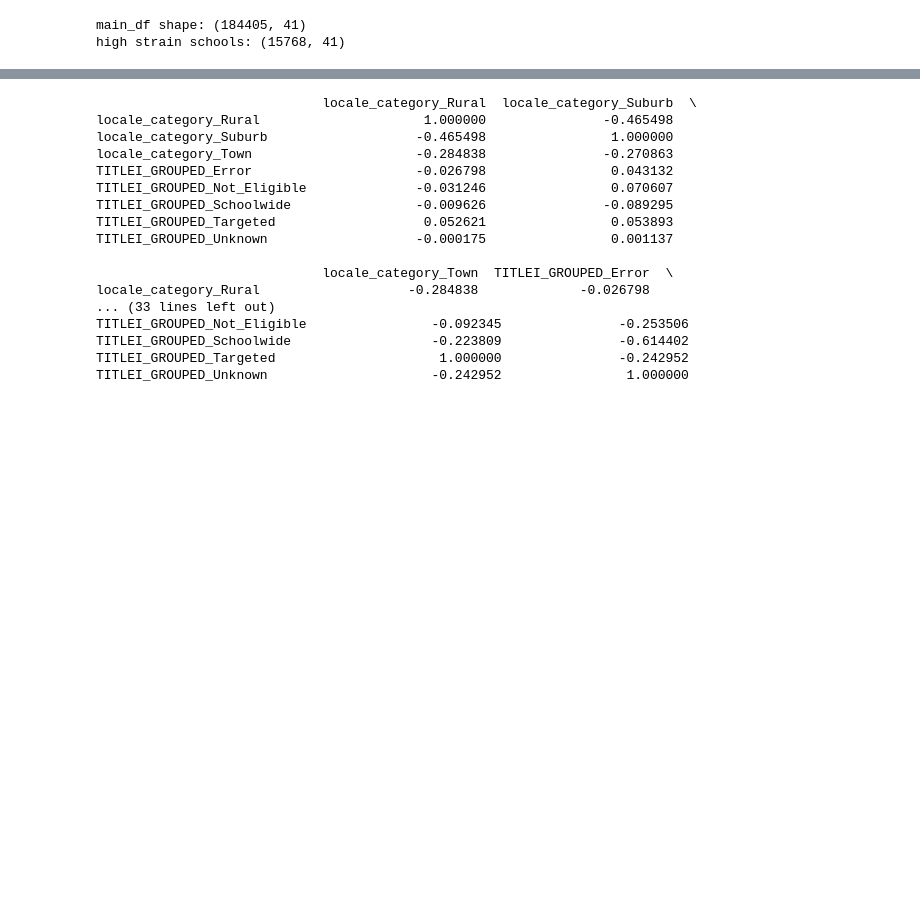
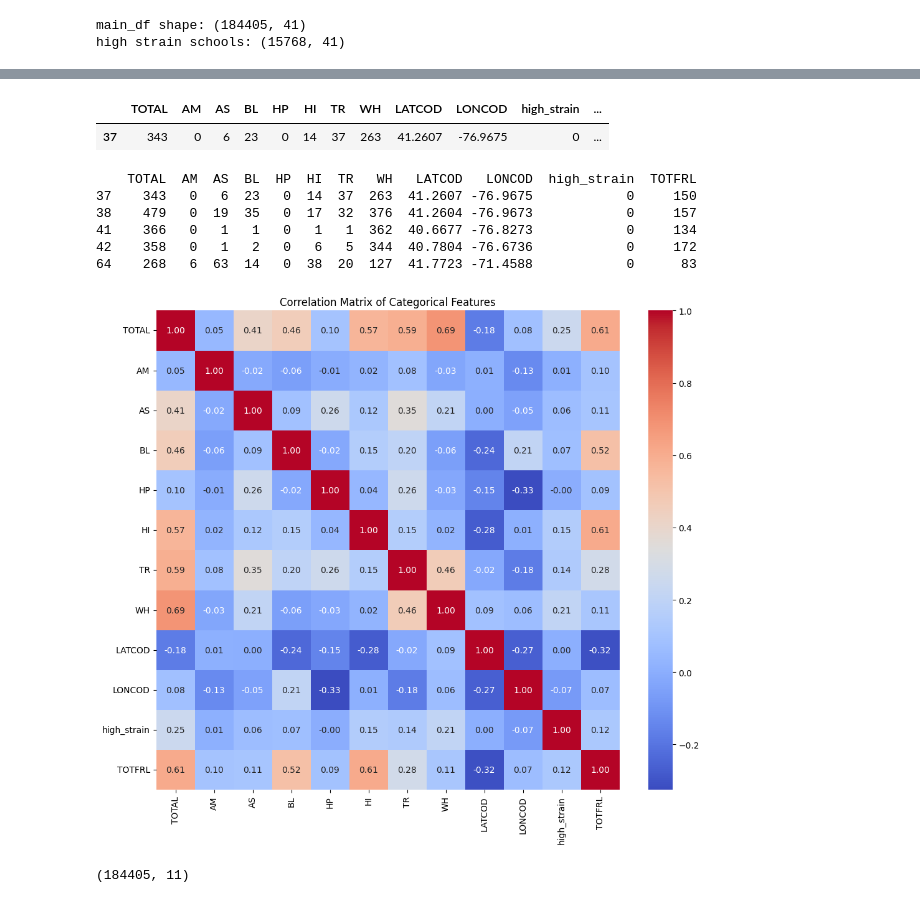
Before and after one commit to caparcom/4Geeks_Capstone, a Jupyter notebook: src/caleb.ipynb, the cells around one changed output, grey strips where cells are left out. Saved outputs shown, nothing was run; the diff lists cells and outputs as text; code cells hidden in the pictures; blank space fills up the shorter version.

```diff
--- a/src/caleb.ipynb
+++ b/src/caleb.ipynb
@@ -396,27 +397,27 @@ refined_df = main_df[keep_cols]
 subset_cols = ['high_strain', 'LEAID', 'TOTAL', 'locale_category', 'TITLEI_GROUPED']
 subset_df = main_df[subset_cols]
+# %%
+subset_cols = ['TOTAL', 'AM', 'AS', 'BL', 'HP', 'HI', 'TR'
+               , 'WH', 'LATCOD', 'LONCOD','high_strain', 'TOTFRL']
+subset_df = main_df[subset_cols]
+# %%
+subset_df.head(1)
+# %% [output]
+|  | TOTAL | AM | AS | BL | HP | HI | TR | WH | LATCOD | LONCOD | high_strain | ... |
+| 37 | 343 | 0 | 6 | 23 | 0 | 14 | 37 | 263 | 41.2607 | -76.9675 | 0 | ... |
 # %%
 cat_cols = subset_df.select_dtypes(include=['category', 'object']).columns
 
-df_encoded = pd.get_dummies(subset_df[cat_cols], drop_first=True)
+# Keep numeric columns
+num_cols = subset_df.select_dtypes(include=['number']).columns
 
-correlation_matrix = df_encoded.corr()
-print(correlation_matrix)
+df_encoded_full = pd.get_dummies(subset_df, columns=cat_cols)
+
+print(df_encoded_full.head())
 # %% [output]
-                             locale_category_Rural  locale_category_Suburb  \
-locale_category_Rural                     1.000000               -0.465498
-locale_category_Suburb                   -0.465498                1.000000
-locale_category_Town                     -0.284838               -0.270863
-TITLEI_GROUPED_Error                     -0.026798                0.043132
-TITLEI_GROUPED_Not_Eligible              -0.031246                0.070607
-TITLEI_GROUPED_Schoolwide                -0.009626               -0.089295
-TITLEI_GROUPED_Targeted                   0.052621                0.053893
-TITLEI_GROUPED_Unknown                   -0.000175                0.001137
-
-                             locale_category_Town  TITLEI_GROUPED_Error  \
-locale_category_Rural                   -0.284838             -0.026798
-... (33 lines left out)
-TITLEI_GROUPED_Not_Eligible                -0.092345               -0.253506
-TITLEI_GROUPED_Schoolwide                  -0.223809               -0.614402
-TITLEI_GROUPED_Targeted                     1.000000               -0.242952
-TITLEI_GROUPED_Unknown                     -0.242952                1.000000
+    TOTAL  AM  AS  BL  HP  HI  TR   WH   LATCOD   LONCOD  high_strain  TOTFRL
+37    343   0   6  23   0  14  37  263  41.2607 -76.9675            0     150
+38    479   0  19  35   0  17  32  376  41.2604 -76.9673            0     157
+41    366   0   1   1   0   1   1  362  40.6677 -76.8273            0     134
+42    358   0   1   2   0   6   5  344  40.7804 -76.6736            0     172
+64    268   6  63  14   0  38  20  127  41.7723 -71.4588            0      83
@@ -429,0 +424,17 @@ main_df.loc[main_df['REDLCH'].isin(values), 'REDLCH'] = 0
+# %%
+correlation_matrix = df_encoded_full.corr()
+# %%
+plt.figure(figsize=(12, 10))
+sns.heatmap(correlation_matrix,
+            annot=True,        # show the correlation numbers
+            fmt=".2f",         # 2 decimal places
+            cmap="coolwarm",   # color scheme
+            cbar=True)
+plt.title("Correlation Matrix of Categorical Features")
+plt.show()
+# %% [output]
+[figure, added]
+# %%
+df_encoded_full.shape
+# %% [output]
+(184405, 11)
```
Also changed, not shown: parts of 54 cells of this notebook.
